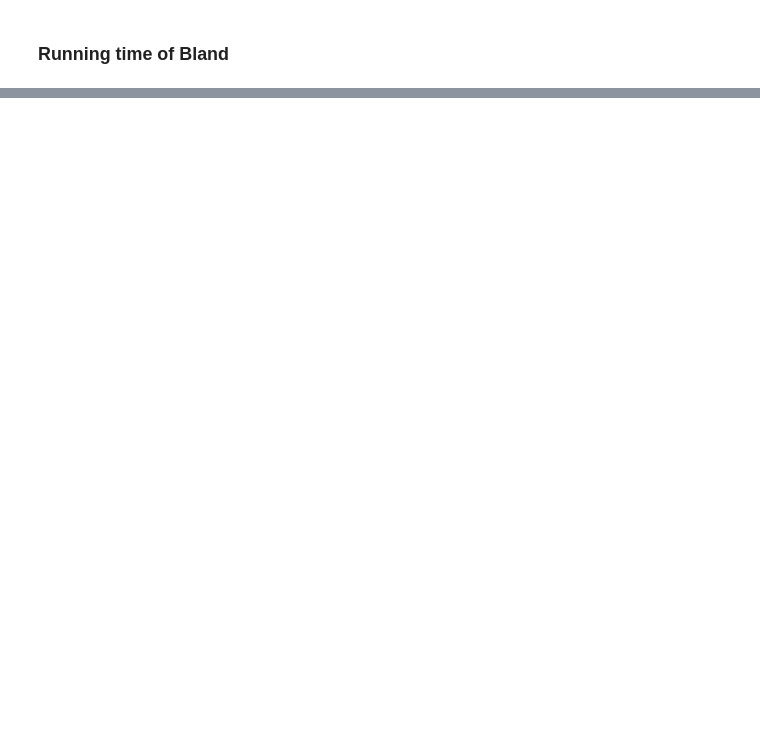
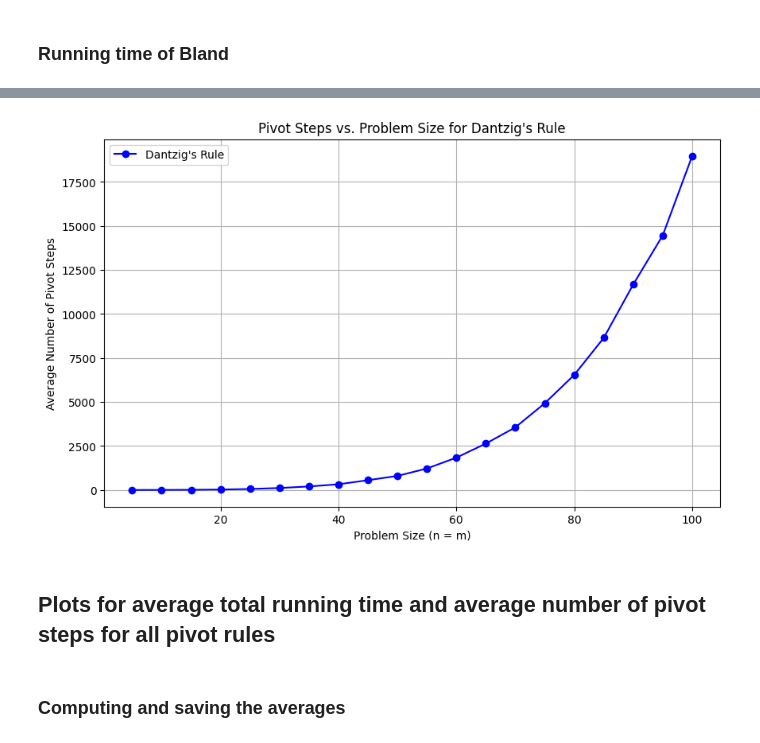
Before and after one commit to AndreiLucianRadulescu/Level5Project, a Jupyter notebook: pivot_rules_one_phase_only_experiment.ipynb, the cells around one changed output, grey strips where cells are left out. Drawn from its saved outputs; the diff is of its cells as text; code cells hidden in the pictures; blank space fills up the shorter version.

Commit message:
Finished plots

```diff
--- a/pivot_rules_one_phase_only_experiment.ipynb
+++ b/pivot_rules_one_phase_only_experiment.ipynb
@@ -249,0 +428,19 @@ Currently solving for size 60x60.
+# %%
+for (x, y) in tall_sizes:
+    print(f'Currently solving for size {x}x{y}.')
+    current_size_results = {}
+
+    for i in tqdm(range(1, 251)):
+        lp_parser.parse_file(os.path.join(tall_folder, f"{x}x{y}", f"{i}.lp"))
+
+        start_time = time.time()
+        my_solver_output = bland_solver.solve(lp_parser)
+        end_time = time.time()
+
+        my_solver_output['total_time'] = (end_time - start_time) * 1000
+        current_size_results[f"{i}.lp"] = my_solver_output
+
+    with open(os.path.join(tall_folder, f"{x}x{y}", f'bland_results.json'), 'w') as f:
+        json.dump(current_size_results, f, indent = 4)
+
+    print(f'Done with size {x}x{y}. Results saved.')
@@ -292 +510,48 @@ plt.show()
 [figure]
+# %%
+import matplotlib.pyplot as plt
+
+# Store results for plotting
+sizes = []
+avg_time = []
+
+# Loop through each problem size folder (5x5, 10x10, ..., 100x100)
+for size in range(5, 101, 5):
+    folder_name = f"{size}x{size}"
+    file_path = os.path.join(balanced_folder, folder_name, "dantzig_results.json")
+
+    if not os.path.exists(file_path):
+        print(f"Skipping {folder_name}, file not found.")
+        continue
+
+    # Load JSON results
+    with open(file_path, "r") as f:
+        results = json.load(f)
+
+    # Extract pivot steps from all instances
+    pivot_steps = [results[f"{i}.lp"]["first_phase_time"] for i in range(1, 251)]
+
+    # Compute average pivot steps
+    avg_pivot = sum(pivot_steps) / len(pivot_steps)
+
+    # Store results for plotting
+    sizes.append(size)
+    avg_time.append(avg_pivot)
+
+# Plot results
+plt.figure(figsize=(10, 6))
+plt.plot(sizes, avg_time, marker="o", linestyle="-", color="b", label="Dantzig's Rule")
+
+plt.xlabel("Problem Size (n = m)")
+plt.ylabel("Average Number of Pivot Steps")
+plt.title("Pivot Steps vs. Problem Size for Dantzig's Rule")
+plt.legend()
+plt.grid(True)
+plt.savefig('running_time.pdf')
+plt.show()
+# %% [output]
+[figure, added]
+# %% [markdown]
+## Plots for average total running time and average number of pivot steps for all pivot rules
+# %% [markdown]
+### Computing and saving the averages
```
Also changed, not shown: parts of 29 cells of this notebook, 10 other files.
